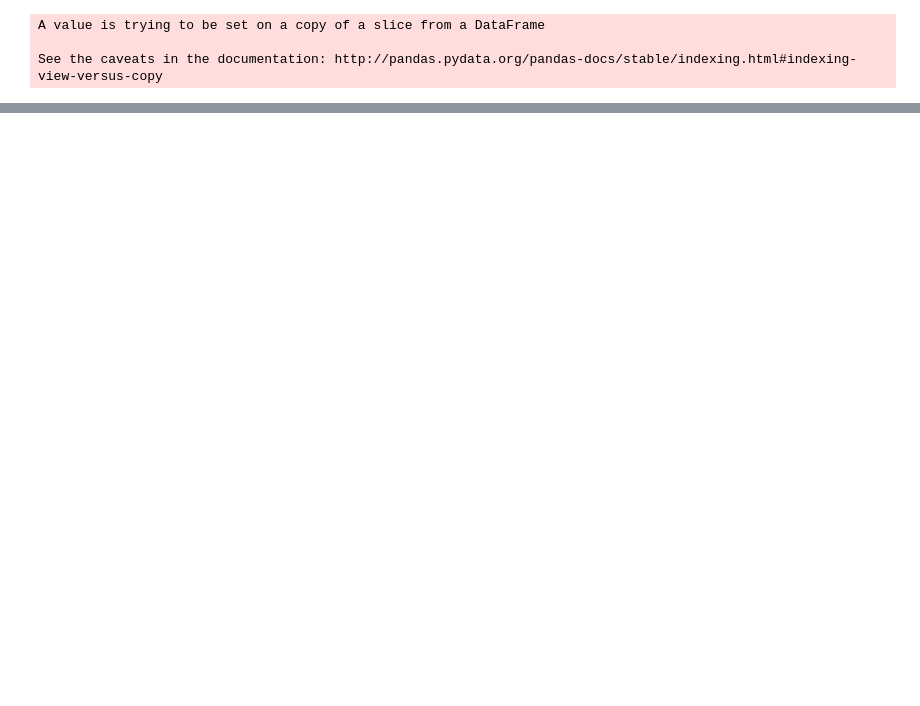
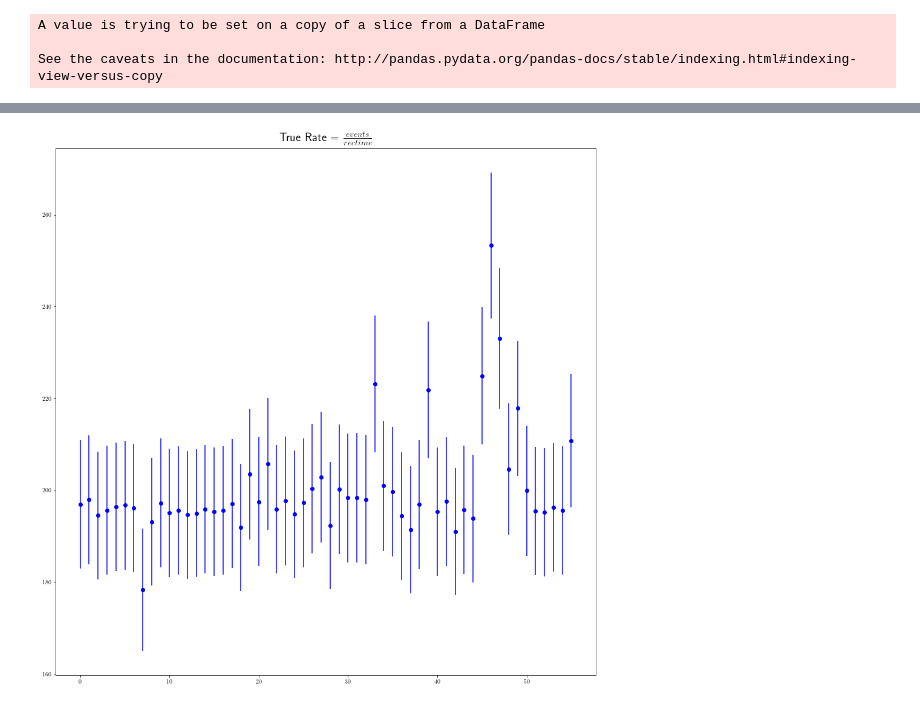
Before and after one commit to GeorgeAlex22/scout, a Jupyter notebook: RatePerTime.ipynb, the cells around one changed output, grey strips where cells are left out. Saved outputs shown, nothing was run; the diff lists cells and outputs as text; code cells hidden in the pictures; blank space fills up the shorter version.

```diff
--- a/RatePerTime.ipynb
+++ b/RatePerTime.ipynb
@@ -125,0 +289,16 @@ plt.scatter([i for i in  range(len(rate))], rate)
+# %%
+absRate = np.array(absRate)
+absRateErr = np.sqrt(absRate)
+# %%
+fig = plt.figure(figsize = (16,16))
+plt.rc('text', usetex=True)
+ax1 = fig.add_subplot(1,1,1)
+
+
+#ax1.plot([i for i in  range(len(absRate))], absRate)
+ax1.errorbar([i for i in  range(len(absRate))], absRate, yerr = absRateErr,  fmt='o', c = "blue")
+#ax1.set_xlabel('Run Index')
+ax1.set_title(r'True Rate = $\frac{events}{rectime}$', fontsize = 20)
+plt.show()
+# %% [output]
+[figure, added]
```
Also changed, not shown: parts of 14 cells of this notebook.
